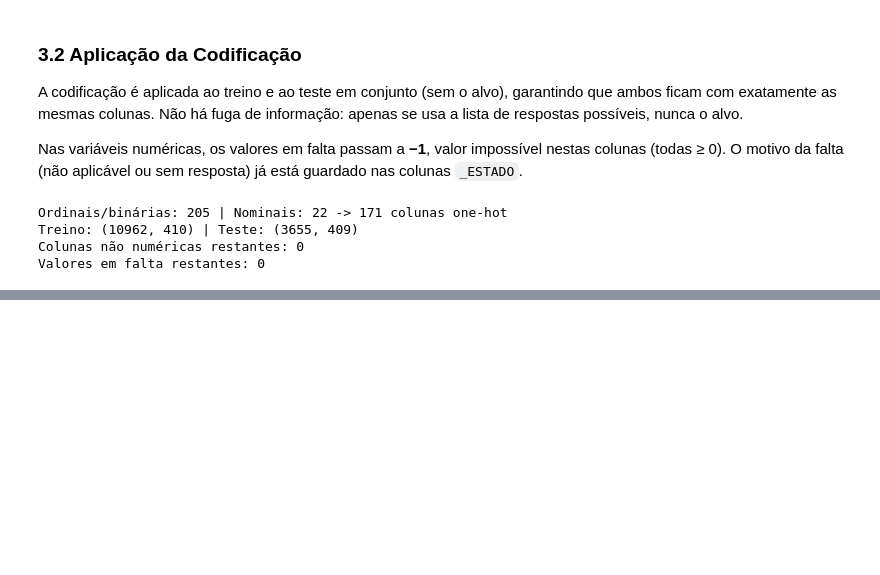
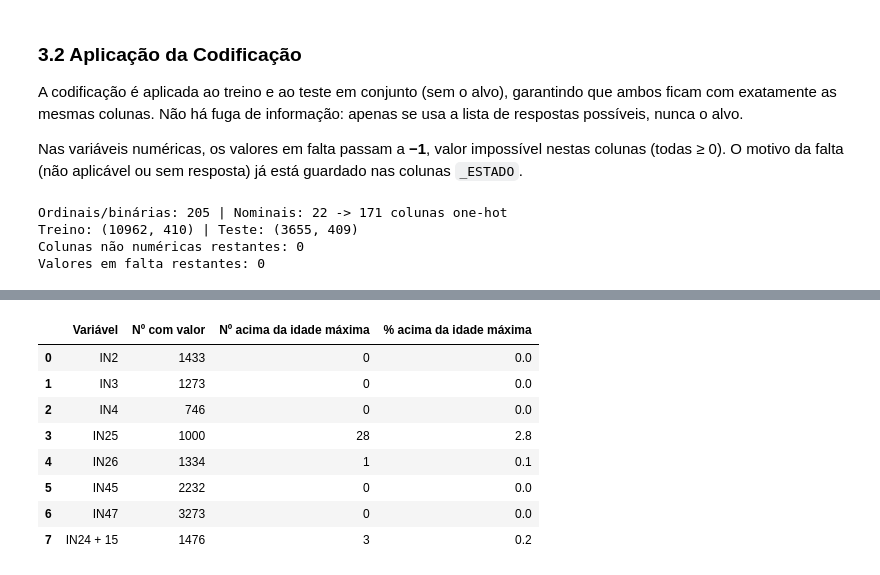
Before and after one commit to davidalves2/DAA, a Jupyter notebook: notebooks/Notebook_02.ipynb, the cells around one changed output, grey strips where cells are left out. Saved outputs shown, nothing was run; the diff lists cells and outputs as text; code cells hidden in the pictures; blank space fills up the shorter version.

```diff
--- a/notebooks/Notebook_02.ipynb
+++ b/notebooks/Notebook_02.ipynb
@@ -266,0 +262,21 @@ Guardado: train_nb02.csv (10962, 410) | test_nb02.csv (3655, 409)
+# %%
+y = train_enc[TARGET]
+X_base = train_enc.drop(columns=TARGET)       # dados apenas codificados (para comparar na secção 7)
+todas = pd.concat([X_base, test_enc])
+
+# 1) Quase constantes: % do valor mais frequente
+freq_max = todas.apply(lambda s: s.value_counts(normalize=True).iloc[0])
+quase_constantes = freq_max[freq_max >= 0.99].index.tolist()
+
+# 2) Duplicadas (entre as restantes)
+restantes = todas.drop(columns=quase_constantes)
+duplicadas = restantes.columns[restantes.T.duplicated()].tolist()
+
+remover = quase_constantes + duplicadas
+X_sel = X_base.drop(columns=remover)
+test_sel = test_enc.drop(columns=remover)
+
+print(f"Quase constantes: {len(quase_constantes)} | Duplicadas: {len(duplicadas)}")
+print(f"Exemplos de quase constantes: {quase_constantes[:10]}")
+print(f"Duplicadas: {duplicadas}")
+print(f"Colunas: {X_base.shape[1]} -> {X_sel.shape[1]}")
@@ -266,0 +341,34 @@ Guardado: train_nb02.csv (10962, 410) | test_nb02.csv (3655, 409)
+# %%
+LIMITE_SUPERIOR = np.array([17, 19, 24, 29, 34, 39, 44, 49, 54, 59, 64, 69, 74, 79, 84, 120])
+idade_max = pd.Series(LIMITE_SUPERIOR[y.values], index=y.index)
+
+
+def candidatas_idade(df):
+    """Variáveis candidatas a idade declarada (-1 = sem valor -> NaN)."""
+    cand = pd.DataFrame(index=df.index)
+    for c in ['IN2', 'IN3', 'IN4', 'IN25', 'IN26', 'IN45', 'IN47']:
+        cand[c] = df[c].where(df[c] >= 0)
+    cand['IN24 + 15'] = df['IN24'].where(df['IN24'] >= 0) + 15
+    return cand
+
+
+cand_treino = candidatas_idade(X_sel)
+
+verificacao = []
+for c in cand_treino.columns:
+    tem_valor = cand_treino[c].notna()
+    acima = cand_treino.loc[tem_valor, c] > idade_max[tem_valor]
+    verificacao.append({'Variável': c, 'Nº com valor': tem_valor.sum(),
+                        'Nº acima da idade máxima': acima.sum(),
+                        '% acima da idade máxima': round(acima.mean() * 100, 1)})
+display(pd.DataFrame(verificacao))
+# %% [output]
+|  | Variável | Nº com valor | Nº acima da idade máxima | % acima da idade máxima |
+| 0 | IN2 | 1433 | 0 | 0.0 |
+| 1 | IN3 | 1273 | 0 | 0.0 |
+| 2 | IN4 | 746 | 0 | 0.0 |
+| 3 | IN25 | 1000 | 28 | 2.8 |
+| 4 | IN26 | 1334 | 1 | 0.1 |
+| 5 | IN45 | 2232 | 0 | 0.0 |
+| 6 | IN47 | 3273 | 0 | 0.0 |
+| 7 | IN24 + 15 | 1476 | 3 | 0.2 |
```
Also changed, not shown: parts of 23 cells of this notebook, 5 other files.
